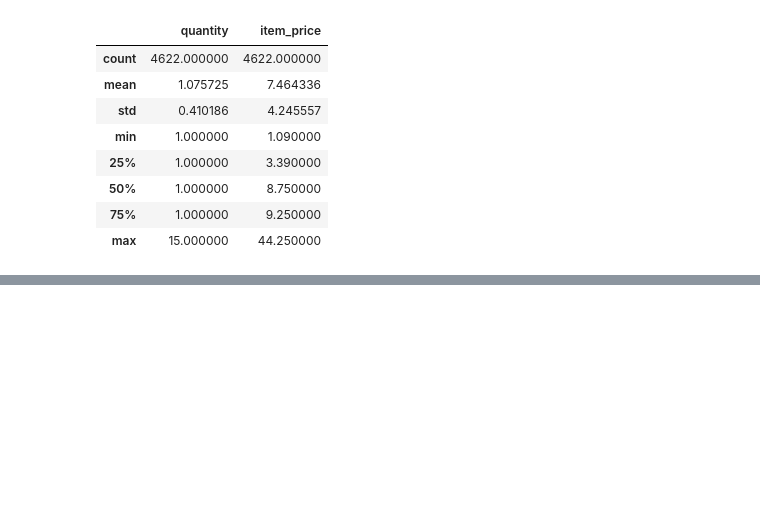
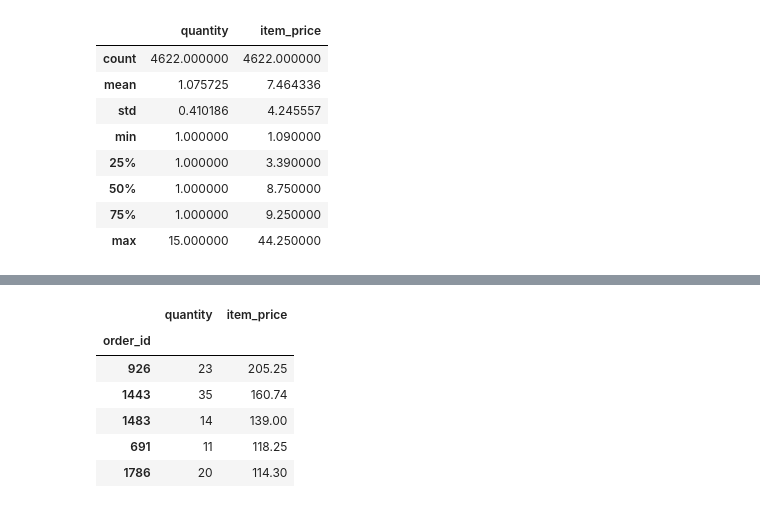
Before and after one commit to mingming715/python_study, a Jupyter notebook: Chapter01.ipynb, the cells around one changed output, grey strips where cells are left out. Cells and saved outputs as stored; diff of their text form; code cells hidden in the pictures; blank space fills up the shorter version.

```diff
--- a/Chapter01.ipynb
+++ b/Chapter01.ipynb
@@ -165,0 +223,10 @@ chipo.describe()
+# %%
+chipo.groupby('order_id').sum().sort_values(by='item_price', ascending = False)[:5]
+# %% [output]
+|  | quantity | item_price |
+| order_id |  |  |
+| 926 | 23 | 205.25 |
+| 1443 | 35 | 160.74 |
+| 1483 | 14 | 139.00 |
+| 691 | 11 | 118.25 |
+| 1786 | 20 | 114.30 |
```
Also changed, not shown: parts of 6 cells of this notebook.
